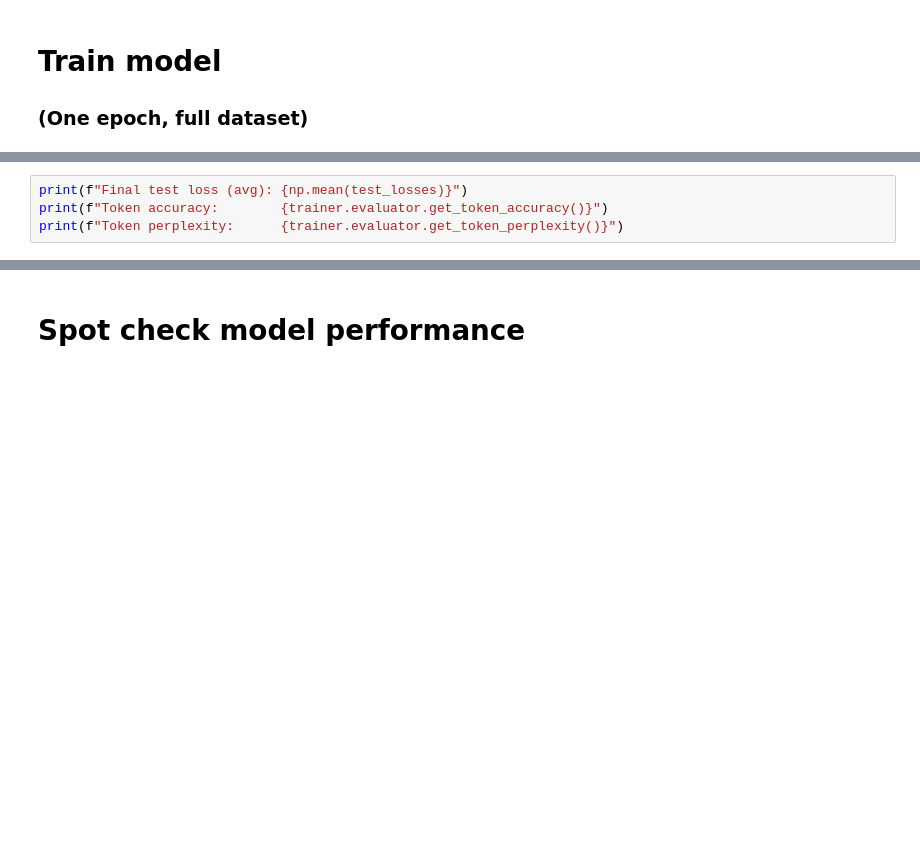
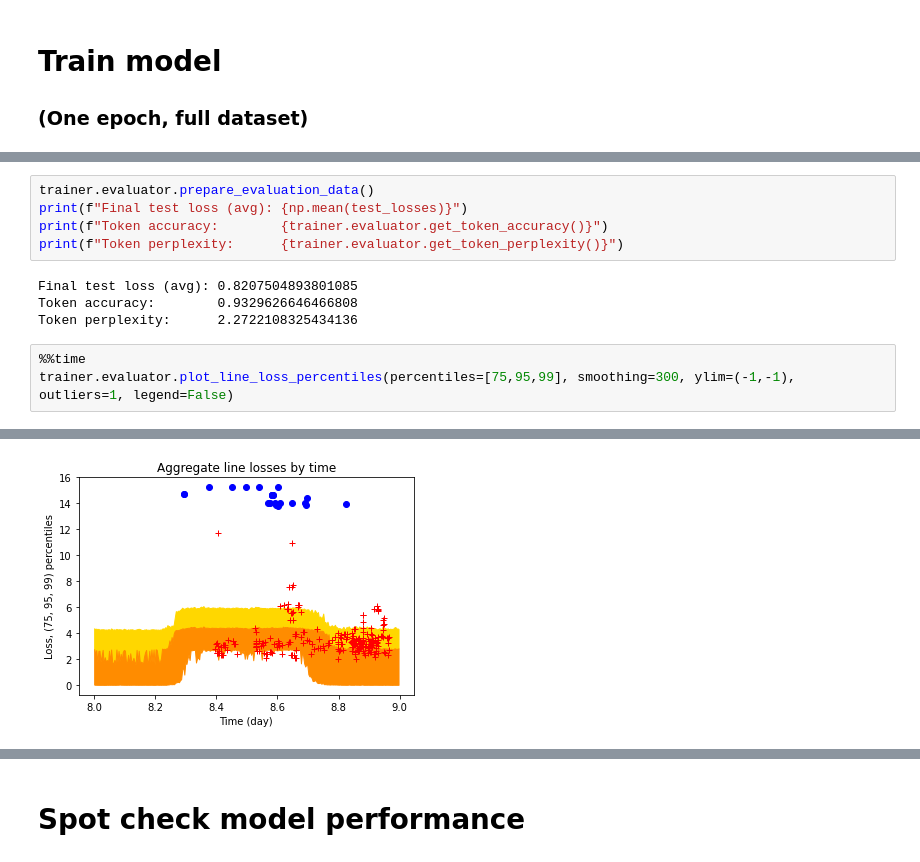
Before and after one commit to KTH-SSAS/log-anomaly-detection, a Jupyter notebook: notebooks/Test_code.ipynb, the cells around one changed output, grey strips where cells are left out. Drawn from its saved outputs; the diff is of its cells as text; blank space fills up the shorter version.

```diff
--- a/notebooks/Test_code.ipynb
+++ b/notebooks/Test_code.ipynb
@@ -90,4 +115,13 @@ plt.title(f"Training losses - {'Bidirectional' if bidir else 'Forward'} {model_t
 # %%
+trainer.evaluator.prepare_evaluation_data()
 print(f"Final test loss (avg): {np.mean(test_losses)}")
 print(f"Token accuracy:        {trainer.evaluator.get_token_accuracy()}")
 print(f"Token perplexity:      {trainer.evaluator.get_token_perplexity()}")
+# %% [output]
+Final test loss (avg): 0.8207504893801085
+Token accuracy:        0.9329626646466808
+Token perplexity:      2.2722108325434136
+# %%
+%%time
+trainer.evaluator.plot_line_loss_percentiles(percentiles=[75,95,99], smoothing=300, ylim=(-1,-1), outliers=1, legend=False)
+# %% [output]
@@ -93,0 +130 @@ print(f"Token perplexity:      {trainer.evaluator.get_token_perplexity()}")
+[figure, added]
```
Also changed, not shown: parts of 8 cells of this notebook.
